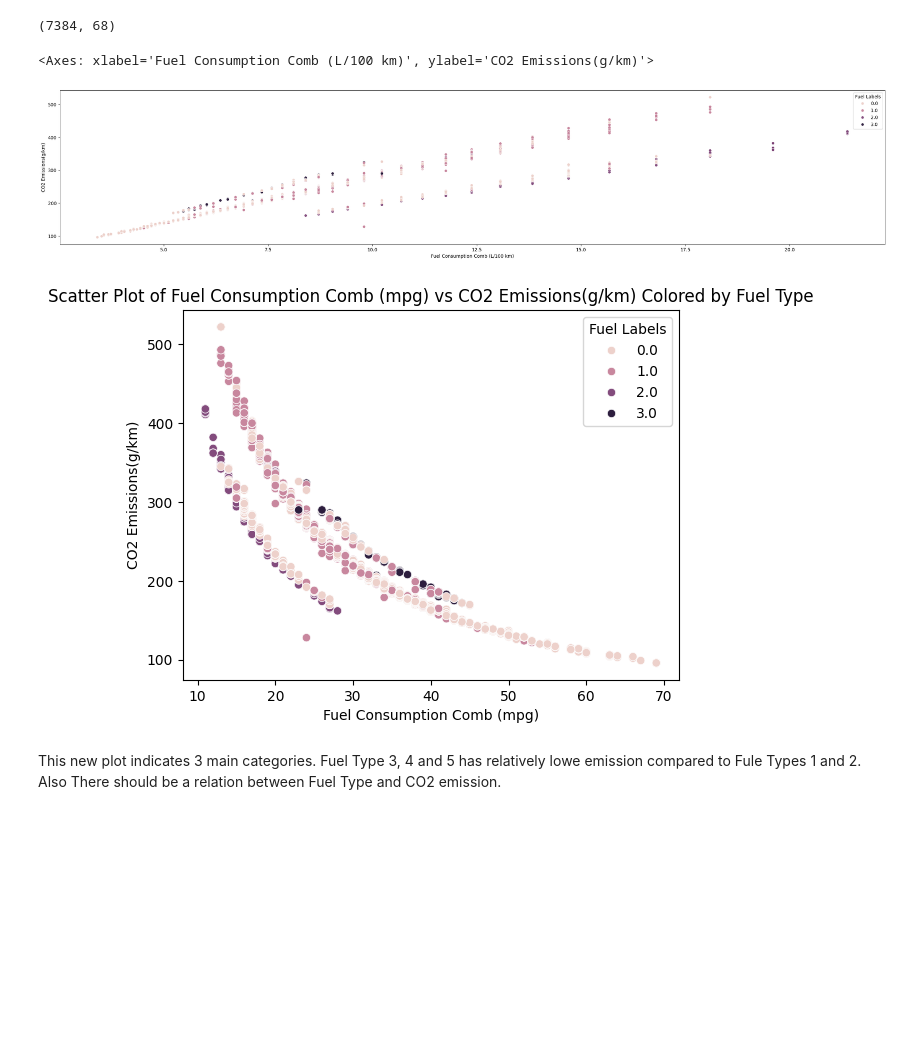
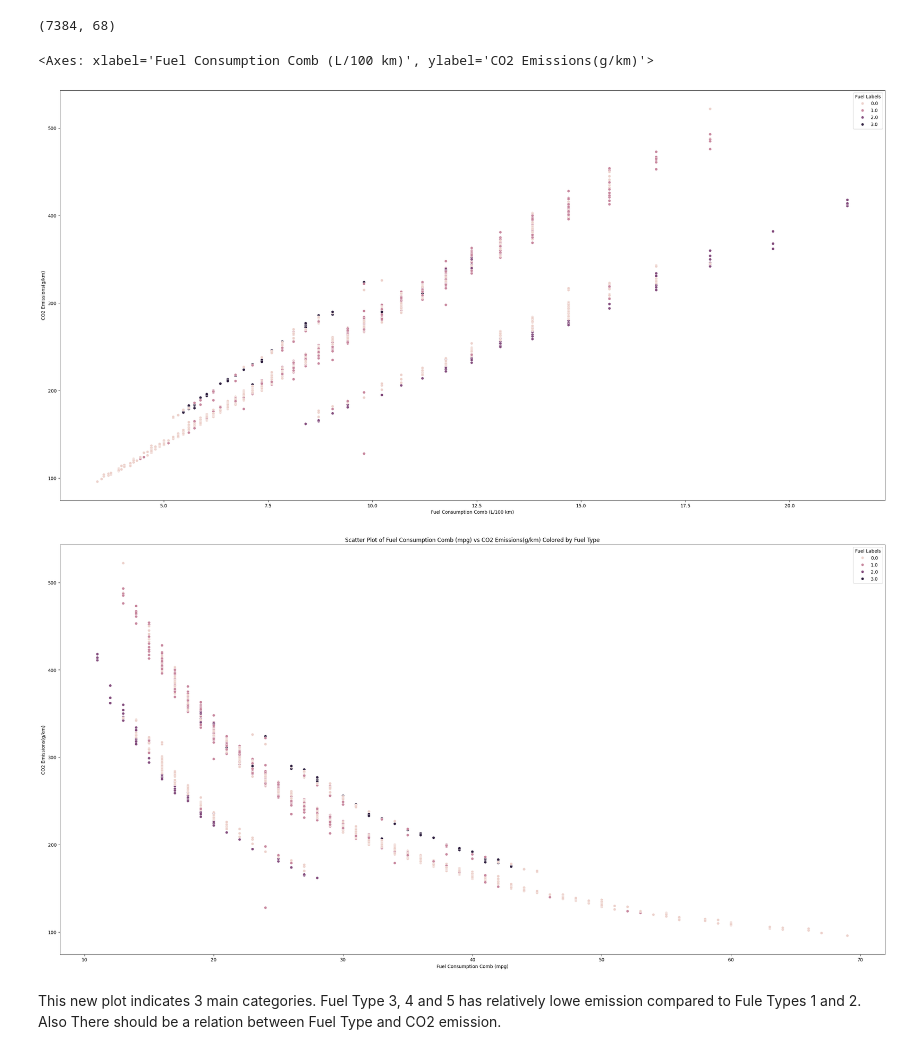
Before and after one commit to Hoseinrajabi1997/co2-emission, a Jupyter notebook: regression-co2-prediction.ipynb, the cells around one changed output. Saved outputs shown, nothing was run; the diff lists cells and outputs as text; code cells hidden in the pictures; blank space fills up the shorter version.

```diff
--- a/regression-co2-prediction.ipynb
+++ b/regression-co2-prediction.ipynb
@@ -213,17 +221,18 @@ shape = df_type.shape
 df = pd.concat([df.drop(["Fuel Type"], axis=1), df_type], axis=1)
 df.dropna(inplace=True)
 # %%
-plt.figure(figsize=(32,6))
+plt.figure(figsize=(32,16))
 sns.scatterplot(data=df, x='Fuel Consumption Comb (L/100 km)', y='CO2 Emissions(g/km)', hue='Fuel Labels')
 # %% [output]
 <Axes: xlabel='Fuel Consumption Comb (L/100 km)', ylabel='CO2 Emissions(g/km)'>
-[figure, old version]
+[figure, new version]
 # %%
+plt.figure(figsize=(32,16))
 sns.scatterplot(data=df, x='Fuel Consumption Comb (mpg)', y='CO2 Emissions(g/km)', hue='Fuel Labels')
 plt.title('Scatter Plot of Fuel Consumption Comb (mpg) vs CO2 Emissions(g/km) Colored by Fuel Type')
 plt.show()
 # %% [output]
-[figure, old version]
+[figure, new version]
 # %% [markdown]
 This new plot indicates 3 main categories. Fuel Type 3, 4 and 5 has relatively lowe emission compared to Fule Types 1 and 2. Also There should be a relation between Fuel Type and CO2 emission.
 # %%
```
Also changed, not shown: parts of 5 cells of this notebook.
